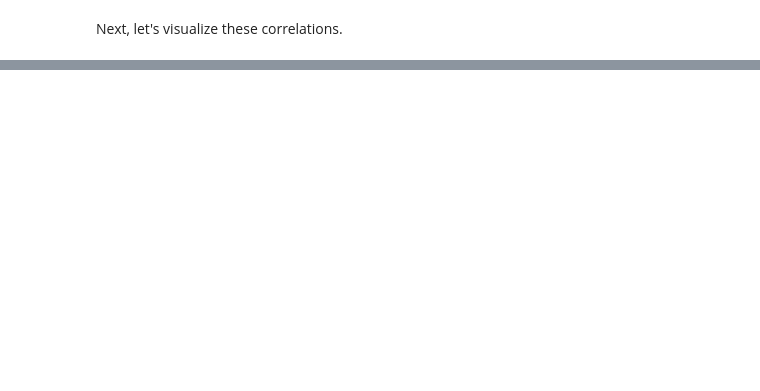
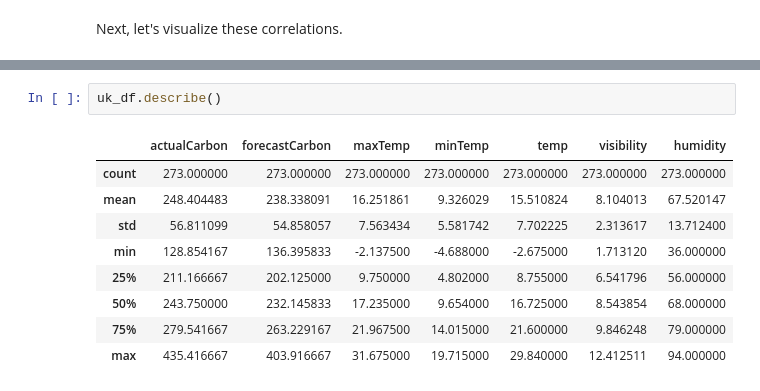
Before and after one commit to nickgrasley/appliedMachineLearning, a Jupyter notebook: ml_hw1.ipynb, the cells around one changed output, grey strips where cells are left out. Drawn from its saved outputs; the diff is of its cells as text; blank space fills up the shorter version.

```diff
--- a/ml_hw1.ipynb
+++ b/ml_hw1.ipynb
@@ -430,0 +419,12 @@ pd.DataFrame([[1,2,3,4]])
+# %%
+uk_df.describe()
+# %% [output]
+|  | actualCarbon | forecastCarbon | maxTemp | minTemp | temp | visibility | humidity |
+| count | 273.000000 | 273.000000 | 273.000000 | 273.000000 | 273.000000 | 273.000000 | 273.000000 |
+| mean | 248.404483 | 238.338091 | 16.251861 | 9.326029 | 15.510824 | 8.104013 | 67.520147 |
+| std | 56.811099 | 54.858057 | 7.563434 | 5.581742 | 7.702225 | 2.313617 | 13.712400 |
+| min | 128.854167 | 136.395833 | -2.137500 | -4.688000 | -2.675000 | 1.713120 | 36.000000 |
+| 25% | 211.166667 | 202.125000 | 9.750000 | 4.802000 | 8.755000 | 6.541796 | 56.000000 |
+| 50% | 243.750000 | 232.145833 | 17.235000 | 9.654000 | 16.725000 | 8.543854 | 68.000000 |
+| 75% | 279.541667 | 263.229167 | 21.967500 | 14.015000 | 21.600000 | 9.846248 | 79.000000 |
+| max | 435.416667 | 403.916667 | 31.675000 | 19.715000 | 29.840000 | 12.412511 | 94.000000 |
```
Also changed, not shown: parts of 34 cells of this notebook.
